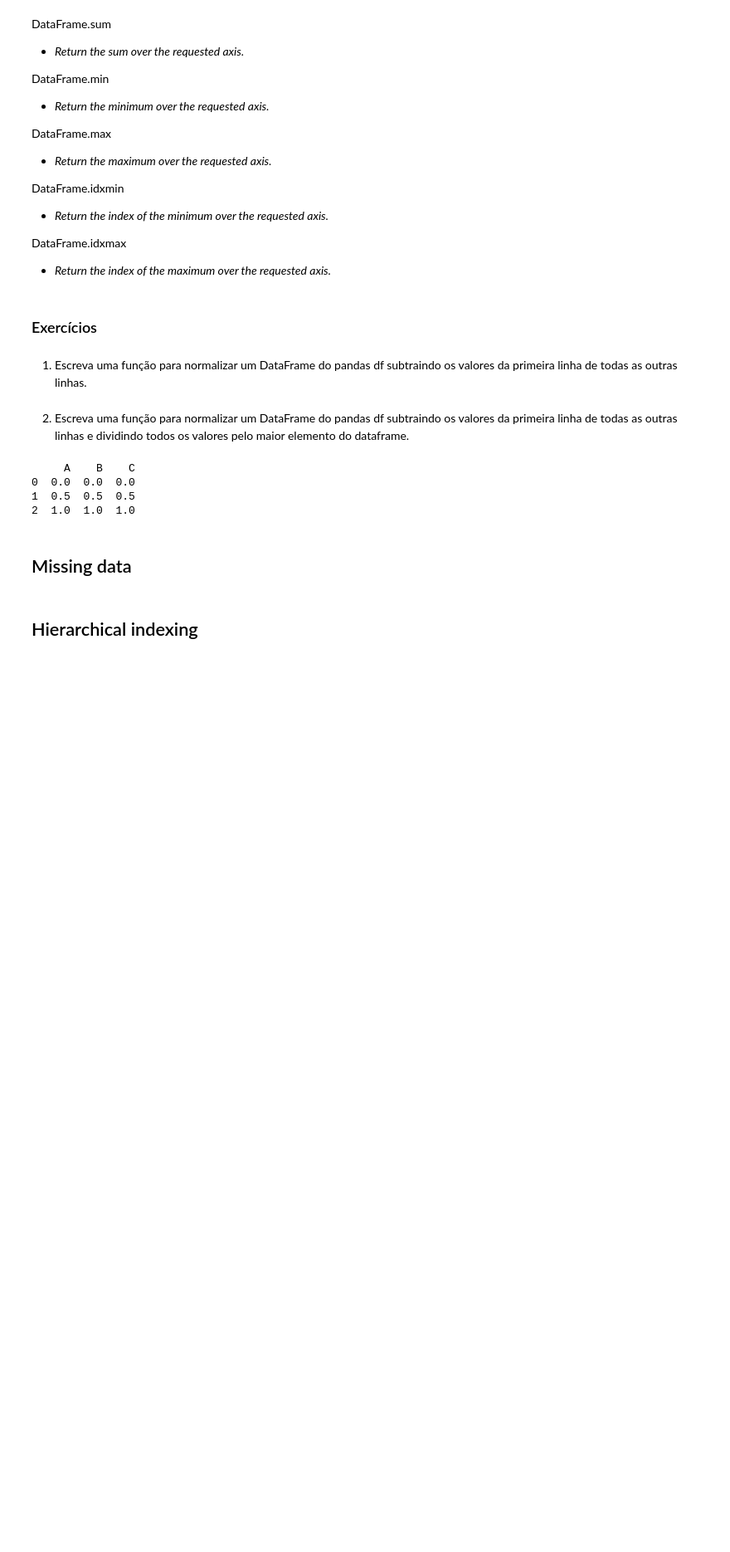
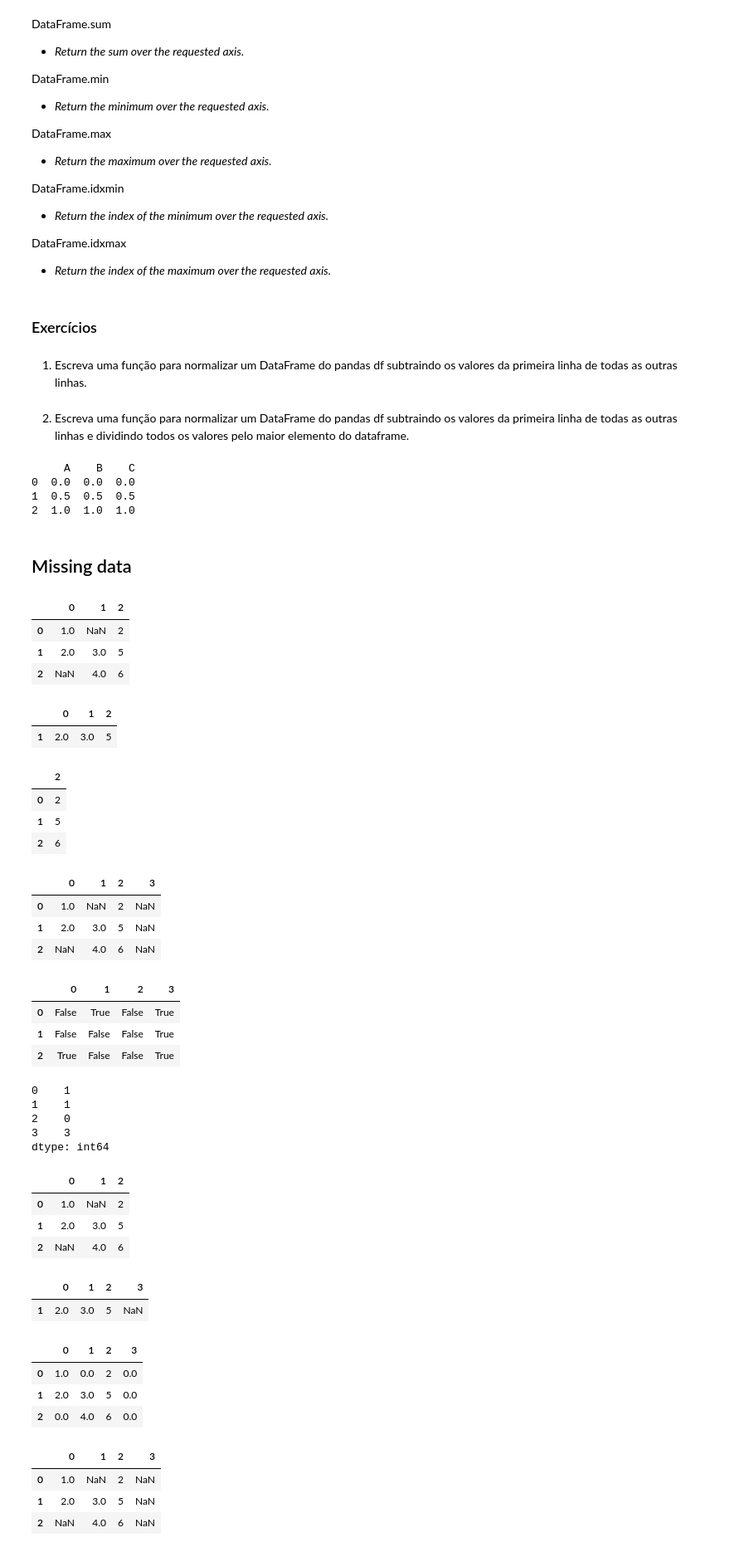
Before and after one commit to rcpsilva/Python_For_Data_Science, a Jupyter notebook: 2022-2/Python Notebooks/5_notebook_pandas_operating_with_data.ipynb, the cells around one changed output. Shown at 83% size. Cells and saved outputs as stored; diff of their text form; code cells hidden in the pictures; blank space fills up the shorter version.

```diff
--- a/2022-2/Python Notebooks/5_notebook_pandas_operating_with_data.ipynb
+++ b/2022-2/Python Notebooks/5_notebook_pandas_operating_with_data.ipynb
@@ -159,5 +159,74 @@ print(df_normalized)
 2  1.0  1.0  1.0
 # %% [markdown]
 ## Missing data
-# %% [markdown]
-## Hierarchical indexing
+# %%
+df = pd.DataFrame([[1,      np.nan, 2],
+                   [2,      3,      5],
+                   [None, 4,      6]])
+df
+# %% [output]
+|  | 0 | 1 | 2 |
+| 0 | 1.0 | NaN | 2 |
+| 1 | 2.0 | 3.0 | 5 |
+| 2 | NaN | 4.0 | 6 |
+# %%
+df.dropna()
+# %% [output]
+|  | 0 | 1 | 2 |
+| 1 | 2.0 | 3.0 | 5 |
+# %%
+df.dropna(axis='columns')
+# %% [output]
+|  | 2 |
+| 0 | 2 |
+| 1 | 5 |
+| 2 | 6 |
+# %%
+df[3] = np.nan
+df
+# %% [output]
+|  | 0 | 1 | 2 | 3 |
+| 0 | 1.0 | NaN | 2 | NaN |
+| 1 | 2.0 | 3.0 | 5 | NaN |
+| 2 | NaN | 4.0 | 6 | NaN |
+# %%
+df.isna()
+# %% [output]
+|  | 0 | 1 | 2 | 3 |
+| 0 | False | True | False | True |
+| 1 | False | False | False | True |
+| 2 | True | False | False | True |
+# %%
+df.isna().sum()
+# %% [output]
+0    1
+1    1
+2    0
+3    3
+dtype: int64
+# %%
+df.dropna(axis='columns', how='all')
+# %% [output]
+|  | 0 | 1 | 2 |
+| 0 | 1.0 | NaN | 2 |
+| 1 | 2.0 | 3.0 | 5 |
+| 2 | NaN | 4.0 | 6 |
+# %%
+df.dropna(axis='rows', thresh=3)
+# %% [output]
+|  | 0 | 1 | 2 | 3 |
+| 1 | 2.0 | 3.0 | 5 | NaN |
+# %%
+df.fillna(0)
+# %% [output]
+|  | 0 | 1 | 2 | 3 |
+| 0 | 1.0 | 0.0 | 2 | 0.0 |
+| 1 | 2.0 | 3.0 | 5 | 0.0 |
+| 2 | 0.0 | 4.0 | 6 | 0.0 |
+# %%
+df
+# %% [output]
+|  | 0 | 1 | 2 | 3 |
+| 0 | 1.0 | NaN | 2 | NaN |
+| 1 | 2.0 | 3.0 | 5 | NaN |
+| 2 | NaN | 4.0 | 6 | NaN |
```
Also changed, not shown: parts of 12 cells of this notebook.
